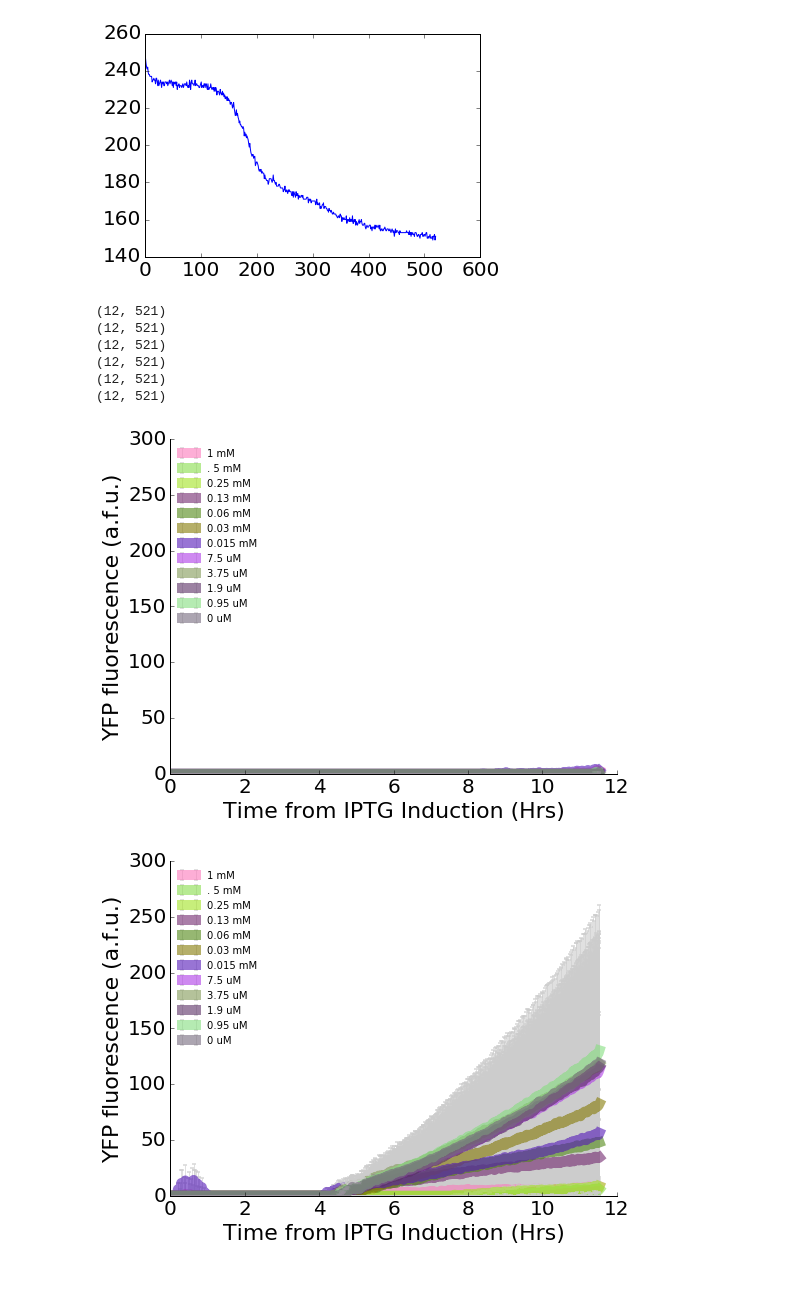
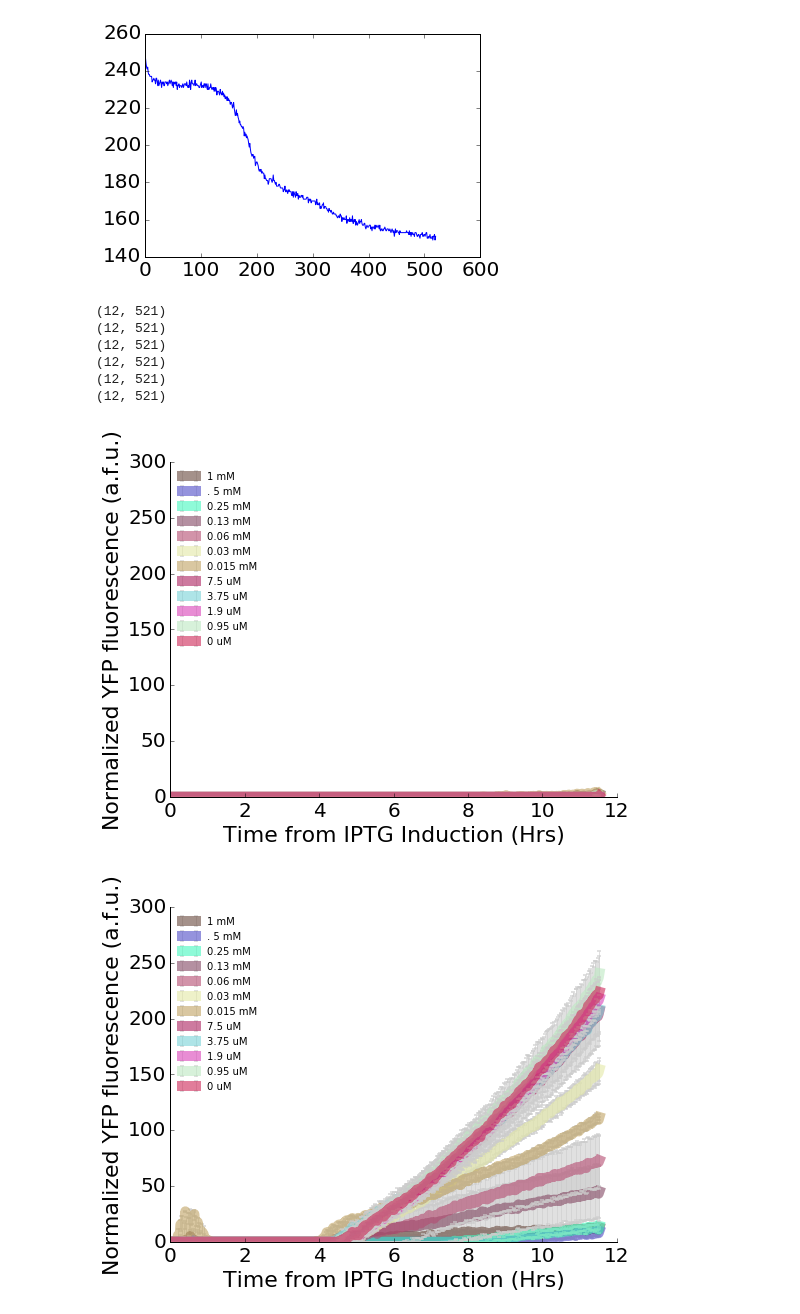
Before and after one commit to YeungRepo/darpa-sd2, a Jupyter notebook: vnat/vnat_viz.ipynb, the cells around one changed output. Drawn from its saved outputs; the diff is of its cells as text; code cells hidden in the pictures; blank space fills up the shorter version.

Commit message:
Vnat visualization with Aqib

```diff
--- a/vnat/vnat_viz.ipynb
+++ b/vnat/vnat_viz.ipynb
@@ -67,35 +67,35 @@ t_range = np.arange(0.0,GFPnormOD.shape[2]*80,80)/60.0/60.0
 for strain_series in range(0,3):
     plt.figure(strain_series,figsize=[8,6]);
 
-    series_mean = np.mean(GFPnormOD[strain_series:strain_series+2][:][:],axis=0);#,'.')
-    series_error = np.std(GFPnormOD[strain_series:strain_series+2][:][:],axis=0);
+    series_mean = np.mean(GFPnormOD[strain_series*2:strain_series*2+2][:][:],axis=0);#,'.')
+    series_error = np.std(GFPnormOD[strain_series*2:strain_series*2+2][:][:],axis=0);
     print series_mean.shape
     print series_error.shape
     for col_ind in range(0,series_mean.shape[0]):
         h_plt = plt.errorbar(x=t_range[0:-1],y=series_mean[col_ind][0:-1],yerr=series_error[col_ind][0:-1],ecolor=[0.8,0.8,0.8],color = colormap_rand[col_ind][:],capsize=2,elinewidth=1,
     markeredgewidth=2,linewidth=10,alpha=0.6);
         h_ax= plt.gca();
         h_ax.spines['right'].set_visible(False)
         h_ax.spines['top'].set_visible(False)
         h_ax.yaxis.set_ticks_position('left')
         h_ax.xaxis.set_ticks_position('bottom')
         h_ax.set_ylim([0.0,300]);
     h_leg = h_ax.legend(['1 mM','. 5 mM','0.25 mM','0.13 mM', '0.06 mM','0.03 mM','0.015 mM','7.5 uM','3.75 uM','1.9 uM','0.95 uM','0 uM'],
                       loc='upper left',fontsize=10)
     h_leg.get_frame().set_linewidth(0.0);
 #    plt.legend(frameon=False)
 
 #    leg.get_frame().set_linewidth(0.0)
     plt.xlabel('Time from IPTG Induction (Hrs)')
-    plt.ylabel('YFP fluorescence (a.f.u.)')
+    plt.ylabel('Normalized YFP fluorescence (a.f.u.)')
 
 #GFP_array = np.max(GFP_array - bg_max_curve,0.0)
 # %% [output]
 (12, 521)
 (12, 521)
 (12, 521)
 (12, 521)
 (12, 521)
 (12, 521)
-[figure, old version]
+[figure, new version]
-[figure, old version]
+[figure, new version]
```
Also changed, not shown: parts of 12 cells of this notebook, 5 other files.
